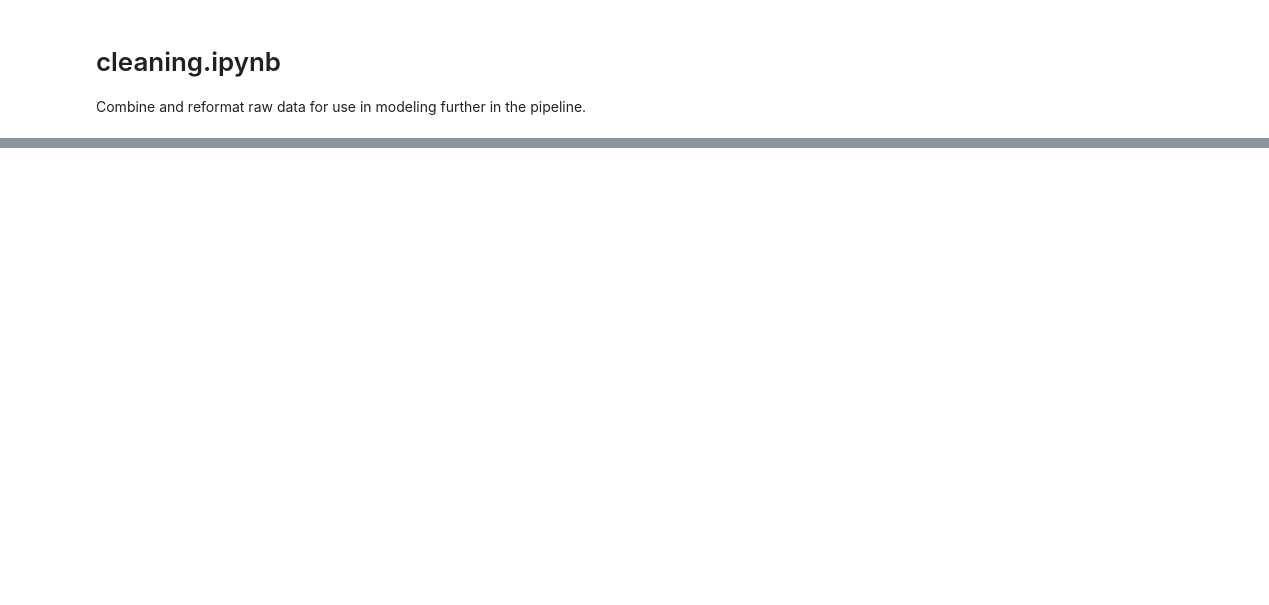
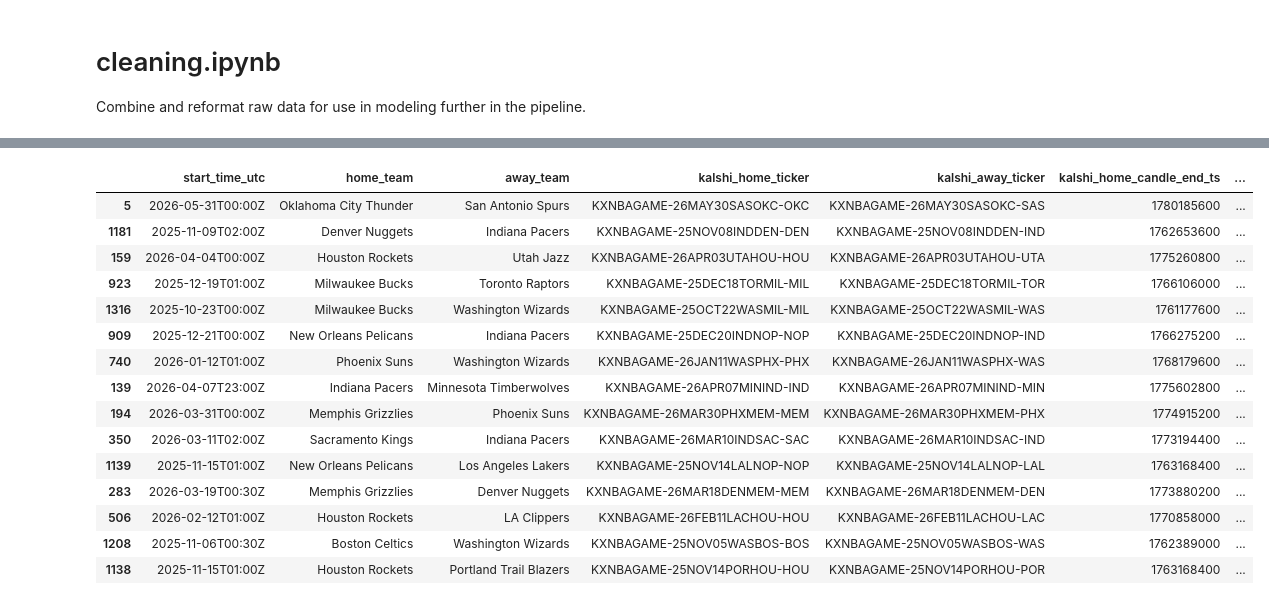
Before and after one commit to harrison-hal3sworth/predmarketproject, a Jupyter notebook: cleaning/cleaning.ipynb, the cells around one changed output, grey strips where cells are left out. Cells and saved outputs as stored; diff of their text form; code cells hidden in the pictures; blank space fills up the shorter version.

```diff
--- a/cleaning/cleaning.ipynb
+++ b/cleaning/cleaning.ipynb
@@ -111,0 +169,26 @@ for sport in SPORTS_SEASONS.keys():
+# %%
+df = raw["nba"].copy()
+df["vol"] = df["kalshi_home_volume"] + df["kalshi_away_volume"]
+cols = ["start_time_utc", "home_team", "away_team",
+        "kalshi_home_ticker", "kalshi_away_ticker",
+        "kalshi_home_candle_end_ts", "vol",
+        "kalshi_home_yes_bid_close", "kalshi_home_yes_ask_close",
+        "kalshi_away_yes_bid_close", "kalshi_away_yes_ask_close"]
+df.nsmallest(15, "vol")[cols]
+# %% [output]
+|  | start_time_utc | home_team | away_team | kalshi_home_ticker | kalshi_away_ticker | kalshi_home_candle_end_ts | ... |
+| 5 | 2026-05-31T00:00Z | Oklahoma City Thunder | San Antonio Spurs | KXNBAGAME-26MAY30SASOKC-OKC | KXNBAGAME-26MAY30SASOKC-SAS | 1780185600 | ... |
+| 1181 | 2025-11-09T02:00Z | Denver Nuggets | Indiana Pacers | KXNBAGAME-25NOV08INDDEN-DEN | KXNBAGAME-25NOV08INDDEN-IND | 1762653600 | ... |
+| 159 | 2026-04-04T00:00Z | Houston Rockets | Utah Jazz | KXNBAGAME-26APR03UTAHOU-HOU | KXNBAGAME-26APR03UTAHOU-UTA | 1775260800 | ... |
+| 923 | 2025-12-19T01:00Z | Milwaukee Bucks | Toronto Raptors | KXNBAGAME-25DEC18TORMIL-MIL | KXNBAGAME-25DEC18TORMIL-TOR | 1766106000 | ... |
+| 1316 | 2025-10-23T00:00Z | Milwaukee Bucks | Washington Wizards | KXNBAGAME-25OCT22WASMIL-MIL | KXNBAGAME-25OCT22WASMIL-WAS | 1761177600 | ... |
+| 909 | 2025-12-21T00:00Z | New Orleans Pelicans | Indiana Pacers | KXNBAGAME-25DEC20INDNOP-NOP | KXNBAGAME-25DEC20INDNOP-IND | 1766275200 | ... |
+| 740 | 2026-01-12T01:00Z | Phoenix Suns | Washington Wizards | KXNBAGAME-26JAN11WASPHX-PHX | KXNBAGAME-26JAN11WASPHX-WAS | 1768179600 | ... |
+| 139 | 2026-04-07T23:00Z | Indiana Pacers | Minnesota Timberwolves | KXNBAGAME-26APR07MININD-IND | KXNBAGAME-26APR07MININD-MIN | 1775602800 | ... |
+| 194 | 2026-03-31T00:00Z | Memphis Grizzlies | Phoenix Suns | KXNBAGAME-26MAR30PHXMEM-MEM | KXNBAGAME-26MAR30PHXMEM-PHX | 1774915200 | ... |
+| 350 | 2026-03-11T02:00Z | Sacramento Kings | Indiana Pacers | KXNBAGAME-26MAR10INDSAC-SAC | KXNBAGAME-26MAR10INDSAC-IND | 1773194400 | ... |
+| 1139 | 2025-11-15T01:00Z | New Orleans Pelicans | Los Angeles Lakers | KXNBAGAME-25NOV14LALNOP-NOP | KXNBAGAME-25NOV14LALNOP-LAL | 1763168400 | ... |
+| 283 | 2026-03-19T00:30Z | Memphis Grizzlies | Denver Nuggets | KXNBAGAME-26MAR18DENMEM-MEM | KXNBAGAME-26MAR18DENMEM-DEN | 1773880200 | ... |
+| 506 | 2026-02-12T01:00Z | Houston Rockets | LA Clippers | KXNBAGAME-26FEB11LACHOU-HOU | KXNBAGAME-26FEB11LACHOU-LAC | 1770858000 | ... |
+| 1208 | 2025-11-06T00:30Z | Boston Celtics | Washington Wizards | KXNBAGAME-25NOV05WASBOS-BOS | KXNBAGAME-25NOV05WASBOS-WAS | 1762389000 | ... |
+| 1138 | 2025-11-15T01:00Z | Houston Rockets | Portland Trail Blazers | KXNBAGAME-25NOV14PORHOU-HOU | KXNBAGAME-25NOV14PORHOU-POR | 1763168400 | ... |
```
Also changed, not shown: parts of 7 cells of this notebook, 1 other file.
